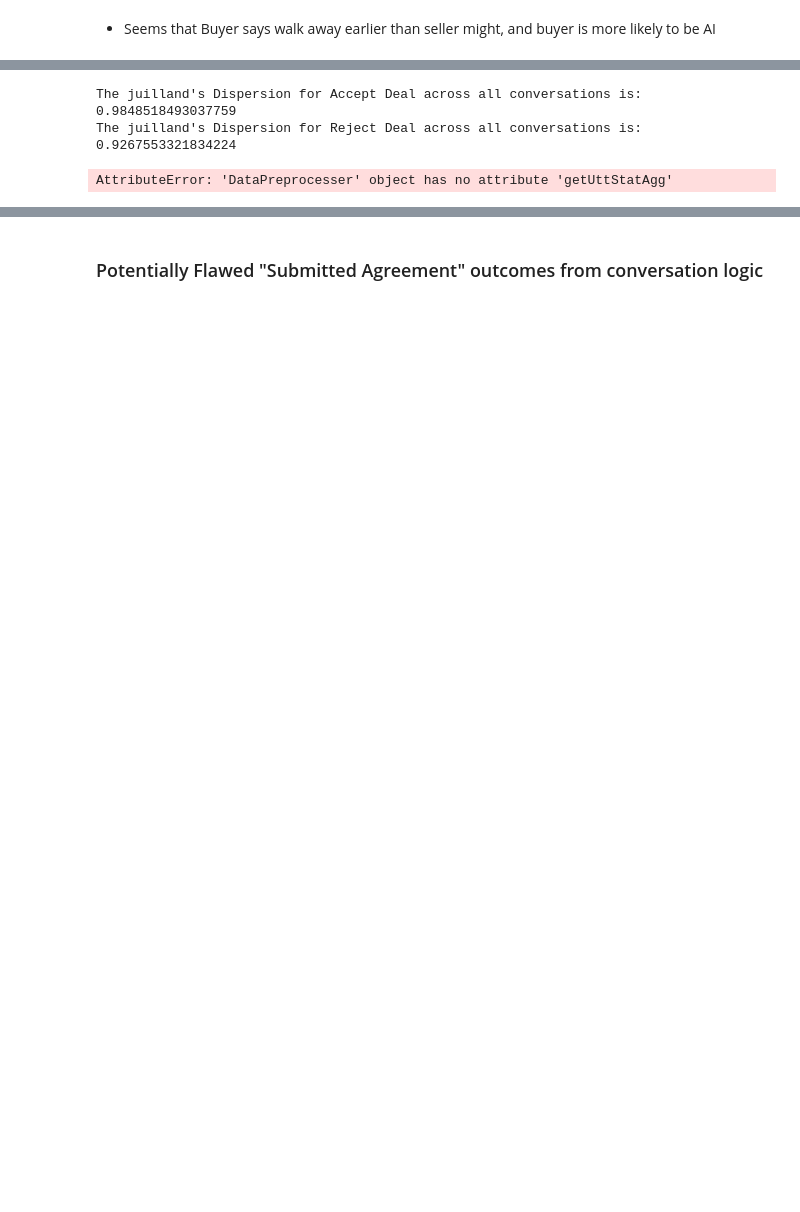
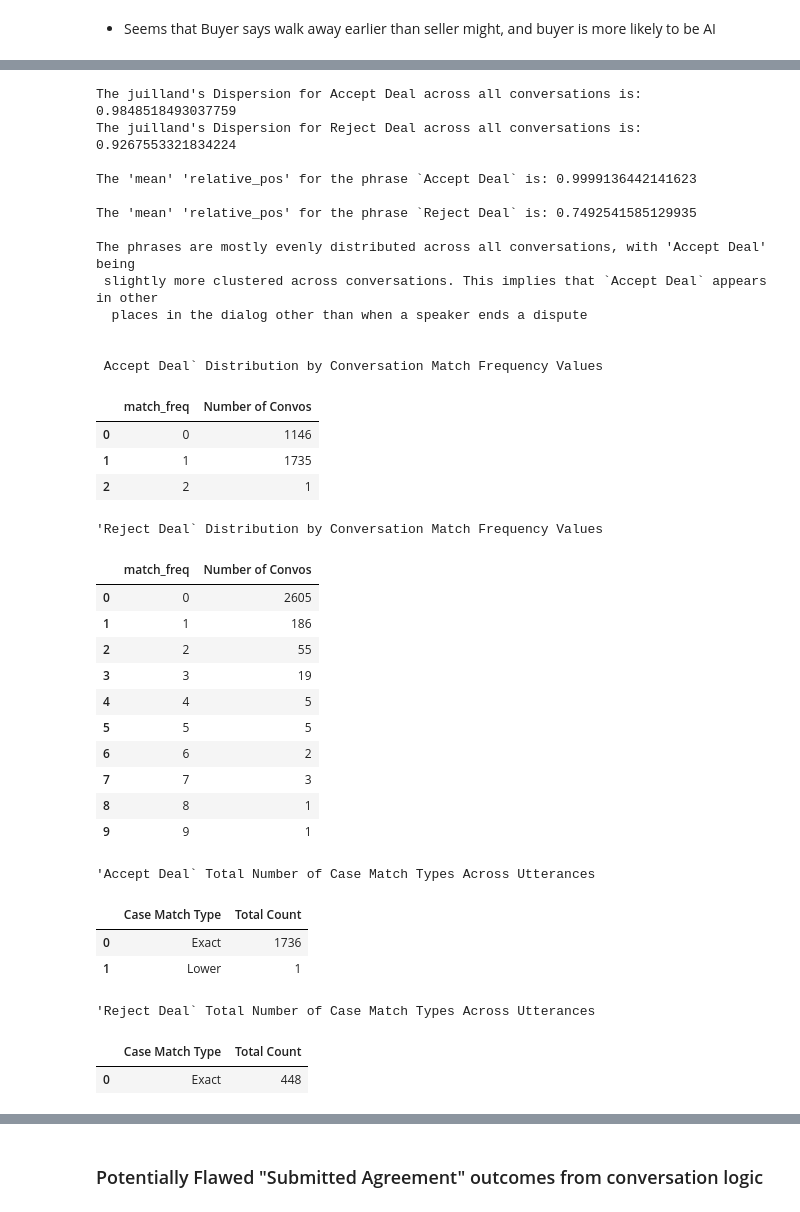
Before and after one commit to mishkin101/ConvoKit_Disputes, a Jupyter notebook: src/data_preprocessing.ipynb, the cells around one changed output, grey strips where cells are left out. Cells and saved outputs as stored; diff of their text form; code cells hidden in the pictures; blank space fills up the shorter version.

Commit message:
Added more Accept Deal an Reject Deal phrase analysis

```diff
--- a/src/data_preprocessing.ipynb
+++ b/src/data_preprocessing.ipynb
@@ -333,27 +611,53 @@ The juilland's Dispersion for Reject Deal across all conversations is: 0.9267553
 # %%
 d1_disp = data_preprocessor.getStandardizedDispersion("Accept Deal", False)
 d2_disp = data_preprocessor.getStandardizedDispersion("Reject Deal", False)
 
-# print("The dispersion of 'Accept Deal' across all convos is", d1_disp)
-# print("The dispersion of 'I Walk Away' across all convos is", d2_disp)
-
-mean_rel_pos_1 = data_preprocessor.getUttStatAgg("Accept Deal", "relative_pos")
-mean_rel_pos_1 = float(mean_rel_pos_1.iloc[0])
-mean_rel_pos_2 = data_preprocessor.getUttStatAgg("Reject Deal", "relative_pos")
-mean_rel_pos_2 = float(mean_rel_pos_2.iloc[0])
+mean_rel_pos_1 = data_preprocessor.getUttStat("Accept Deal", "relative_pos", 'mean')
+mean_rel_pos_2 = data_preprocessor.getUttStat("Reject Deal", "relative_pos", 'mean')
 
 print("\nThe phrases are mostly evenly distributed across all conversations, with 'Accept Deal' being \n slightly more clustered across conversations. This implies that `Accept Deal` appears in other \n  places in the dialog other than when a speaker ends a dispute\n")
-print(f"The mean relative pos of uttterances that contain 'Accept Deal` for all convos is: {mean_rel_pos_1}")
-print(f"The mean relative pos of uttterances that contain 'Accept Deal' for all convos is: {mean_rel_pos_2}")
 
-print("\n'Accept Deal' Distribution by Conversation Match Frequency Values")
-display(data_preprocessor.text_matches_new["Accept Deal"][1].groupby("match_freq").size().reset_index(name="Number of Convos"))
+print("\n Accept Deal` Distribution by Conversation Match Frequency Values")
+display(data_preprocessor.getMatchedConvoDF("Accept Deal", True).groupby("match_freq").size().reset_index(name="Number of Convos"))
 print("\n'Reject Deal` Distribution by Conversation Match Frequency Values")
-display(data_preprocessor.text_matches_new["Reject Deal"][1].groupby("match_freq").size().reset_index(name="Number of Convos"))
+display(data_preprocessor.getMatchedConvoDF("Reject Deal", True).groupby("match_freq").size().reset_index(name="Number of Convos"))
 
 display(data_preprocessor.getConvoMatchesByCase("Accept Deal"))
 display(data_preprocessor.getConvoMatchesByCase("Reject Deal"))
 # %% [output]
 The juilland's Dispersion for Accept Deal across all conversations is: 0.9848518493037759
 The juilland's Dispersion for Reject Deal across all conversations is: 0.9267553321834224
+
+The 'mean' 'relative_pos' for the phrase `Accept Deal` is: 0.9999136442141623
+
+The 'mean' 'relative_pos' for the phrase `Reject Deal` is: 0.7492541585129935
+
+The phrases are mostly evenly distributed across all conversations, with 'Accept Deal' being
+ slightly more clustered across conversations. This implies that `Accept Deal` appears in other
+  places in the dialog other than when a speaker ends a dispute
+
+
+ Accept Deal` Distribution by Conversation Match Frequency Values
+|  | match_freq | Number of Convos |
+| 0 | 0 | 1146 |
+| 1 | 1 | 1735 |
+| 2 | 2 | 1 |
-AttributeError: 'DataPreprocesser' object has no attribute 'getUttStatAgg'
+'Reject Deal` Distribution by Conversation Match Frequency Values
+|  | match_freq | Number of Convos |
+| 0 | 0 | 2605 |
+| 1 | 1 | 186 |
+| 2 | 2 | 55 |
+| 3 | 3 | 19 |
+| 4 | 4 | 5 |
+| 5 | 5 | 5 |
+| 6 | 6 | 2 |
+| 7 | 7 | 3 |
+| 8 | 8 | 1 |
+| 9 | 9 | 1 |
+'Accept Deal` Total Number of Case Match Types Across Utterances
+|  | Case Match Type | Total Count |
+| 0 | Exact | 1736 |
+| 1 | Lower | 1 |
+'Reject Deal` Total Number of Case Match Types Across Utterances
+|  | Case Match Type | Total Count |
+| 0 | Exact | 448 |
```
Also changed, not shown: parts of 24 cells of this notebook, 1 other file.
